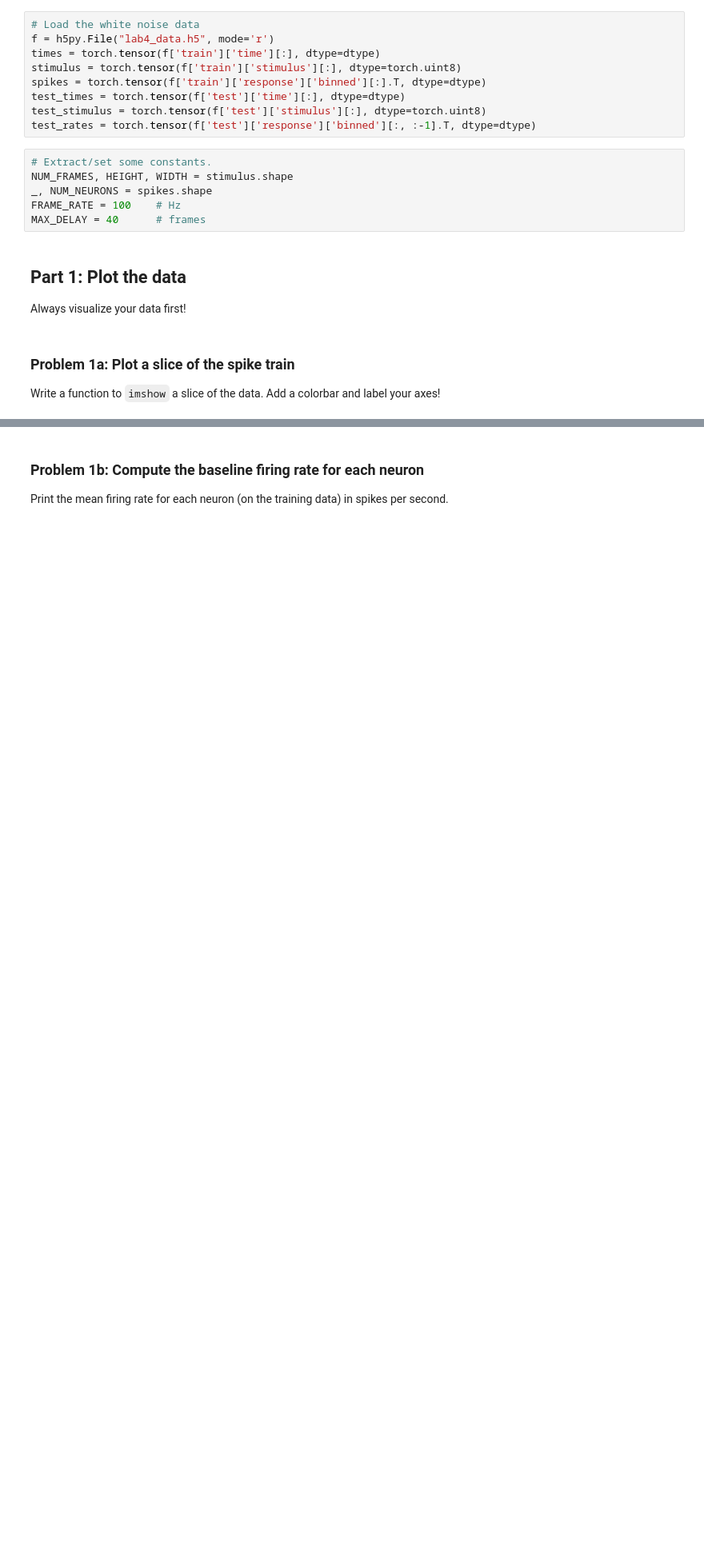
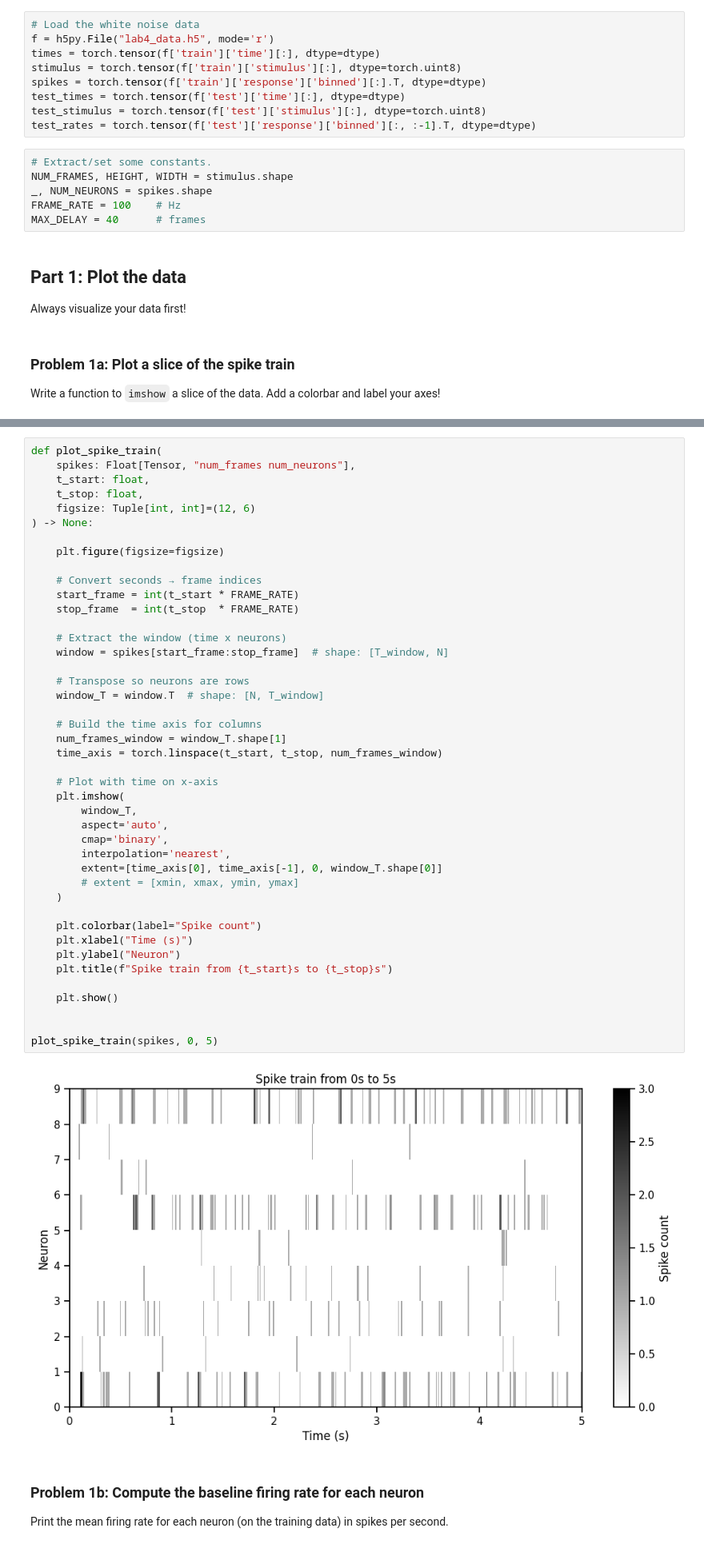
Before and after one commit to guardomayas/ml4nd, a Jupyter notebook: labs/04_glms.ipynb, the cells around one changed output, grey strips where cells are left out. Shown at 80% size. Drawn from its saved outputs; the diff is of its cells as text; blank space fills up the shorter version.

```diff
--- a/labs/04_glms.ipynb
+++ b/labs/04_glms.ipynb
@@ -395,3 +404,48 @@ plot_spike_train(spikes, 0, 5)
+# %%
+def plot_spike_train(
+    spikes: Float[Tensor, "num_frames num_neurons"],
+    t_start: float,
+    t_stop: float,
+    figsize: Tuple[int, int]=(12, 6)
+) -> None:
+
+    plt.figure(figsize=figsize)
+
+    # Convert seconds → frame indices
+    start_frame = int(t_start * FRAME_RATE)
+    stop_frame  = int(t_stop  * FRAME_RATE)
+
+    # Extract the window (time x neurons)
+    window = spikes[start_frame:stop_frame]  # shape: [T_window, N]
+
+    # Transpose so neurons are rows
+    window_T = window.T  # shape: [N, T_window]
+
+    # Build the time axis for columns
+    num_frames_window = window_T.shape[1]
+    time_axis = torch.linspace(t_start, t_stop, num_frames_window)
+
+    # Plot with time on x-axis
+    plt.imshow(
+        window_T,
+        aspect='auto',
+        cmap='binary',
+        interpolation='nearest',
+        extent=[time_axis[0], time_axis[-1], 0, window_T.shape[0]]
+        # extent = [xmin, xmax, ymin, ymax]
+    )
+
+    plt.colorbar(label="Spike count")
+    plt.xlabel("Time (s)")
+    plt.ylabel("Neuron")
+    plt.title(f"Spike train from {t_start}s to {t_stop}s")
+
+    plt.show()
+
+
+plot_spike_train(spikes, 0, 5)
+# %% [output]
+[figure, added]
 # %% [markdown]
 ### Problem 1b: Compute the baseline firing rate for each neuron
 
```
Also changed, not shown: parts of 28 cells of this notebook.
